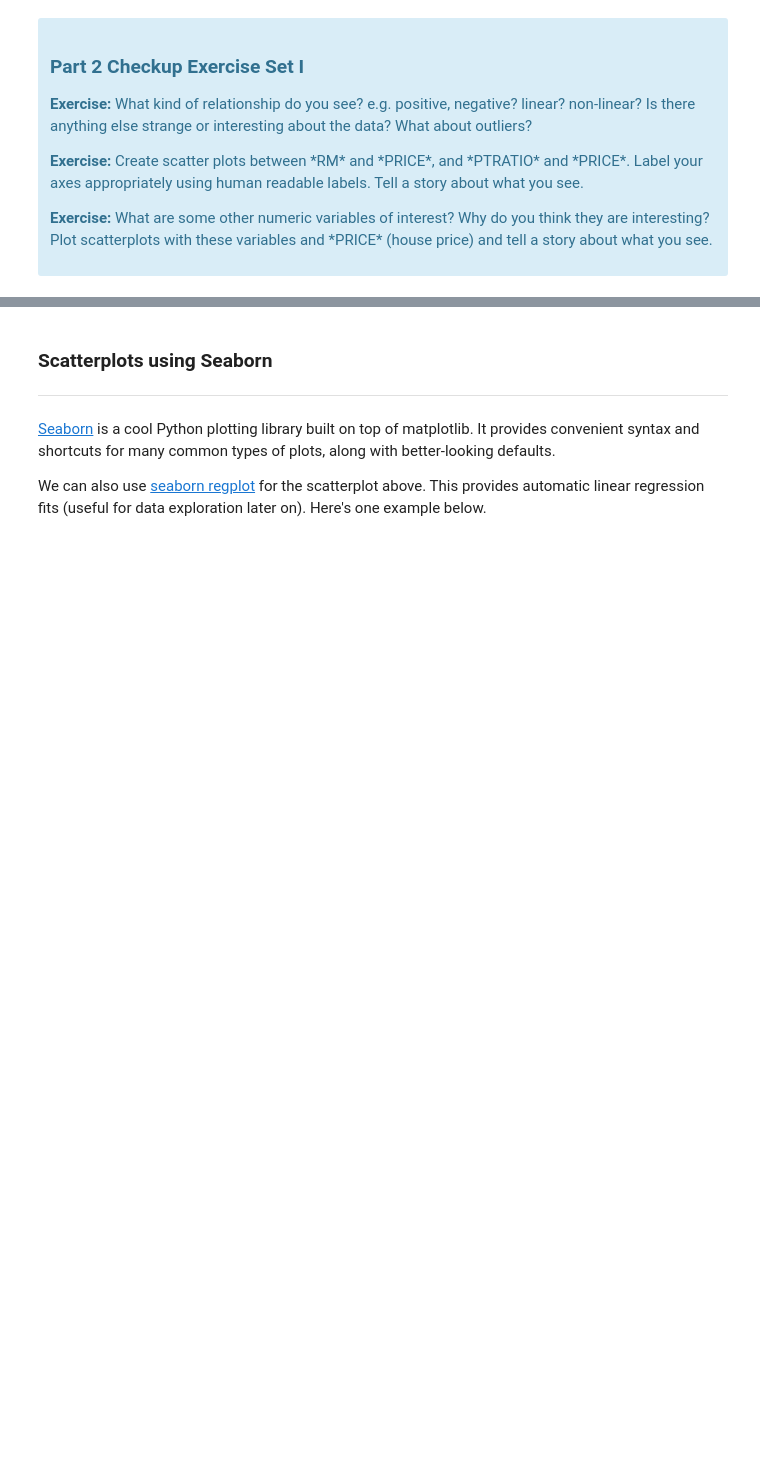
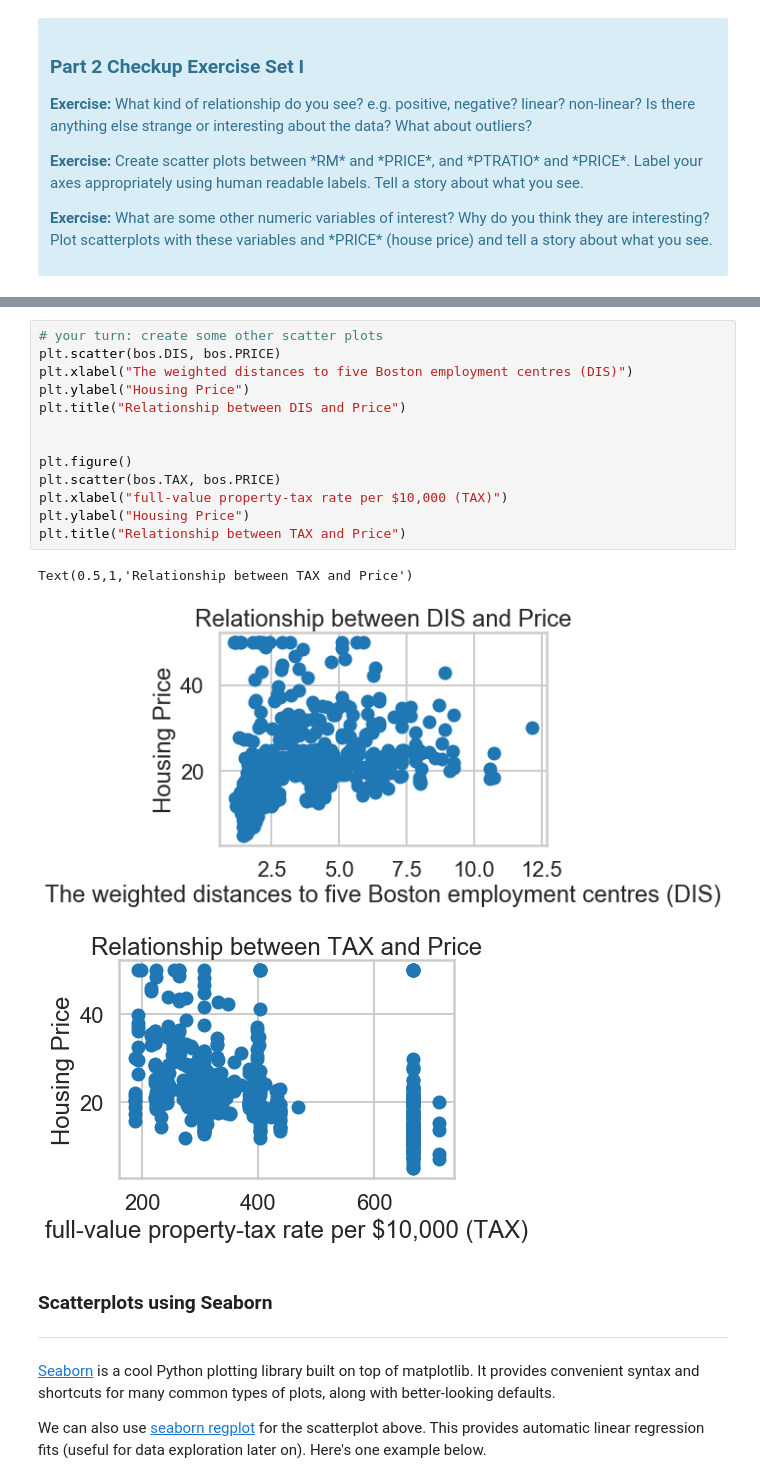
Before and after one commit to cleonard1261/springboard, a Jupyter notebook: linear_regression/Mini_Project_Linear_Regression.ipynb, the cells around one changed output, grey strips where cells are left out. Saved outputs shown, nothing was run; the diff lists cells and outputs as text; blank space fills up the shorter version.

```diff
--- a/linear_regression/Mini_Project_Linear_Regression.ipynb
+++ b/linear_regression/Mini_Project_Linear_Regression.ipynb
@@ -227,3 +301,20 @@ plt.title("Relationship between CRIM and Price")
+# %%
+# your turn: create some other scatter plots
+plt.scatter(bos.DIS, bos.PRICE)
+plt.xlabel("The weighted distances to five Boston employment centres (DIS)")
+plt.ylabel("Housing Price")
+plt.title("Relationship between DIS and Price")
+
+
+plt.figure()
+plt.scatter(bos.TAX, bos.PRICE)
+plt.xlabel("full-value property-tax rate per $10,000 (TAX)")
+plt.ylabel("Housing Price")
+plt.title("Relationship between TAX and Price")
+# %% [output]
+Text(0.5,1,'Relationship between TAX and Price')
+[figure, added]
+[figure, added]
 # %% [markdown]
 ### Scatterplots using Seaborn
 ***
```
Also changed, not shown: parts of 21 cells of this notebook.
